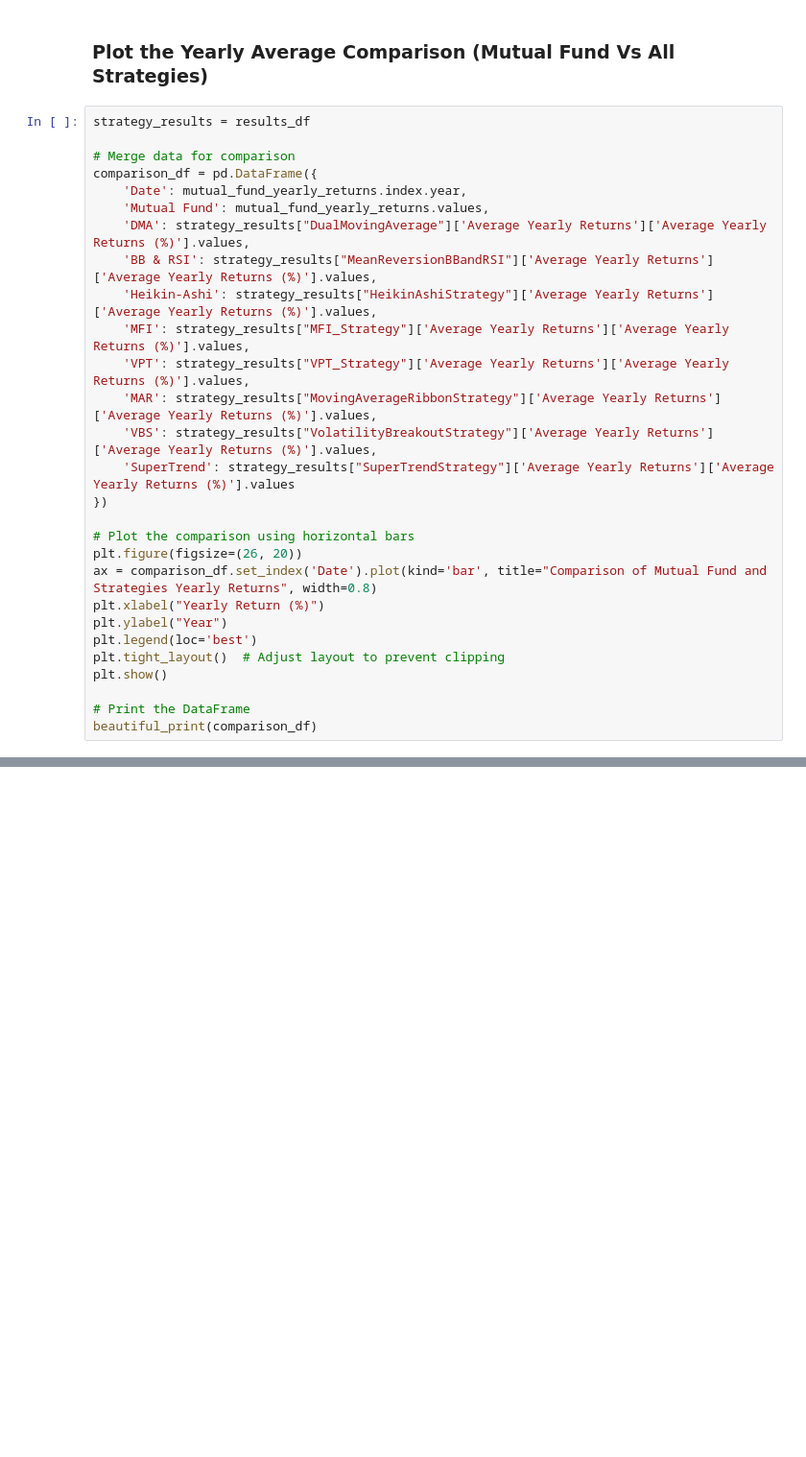
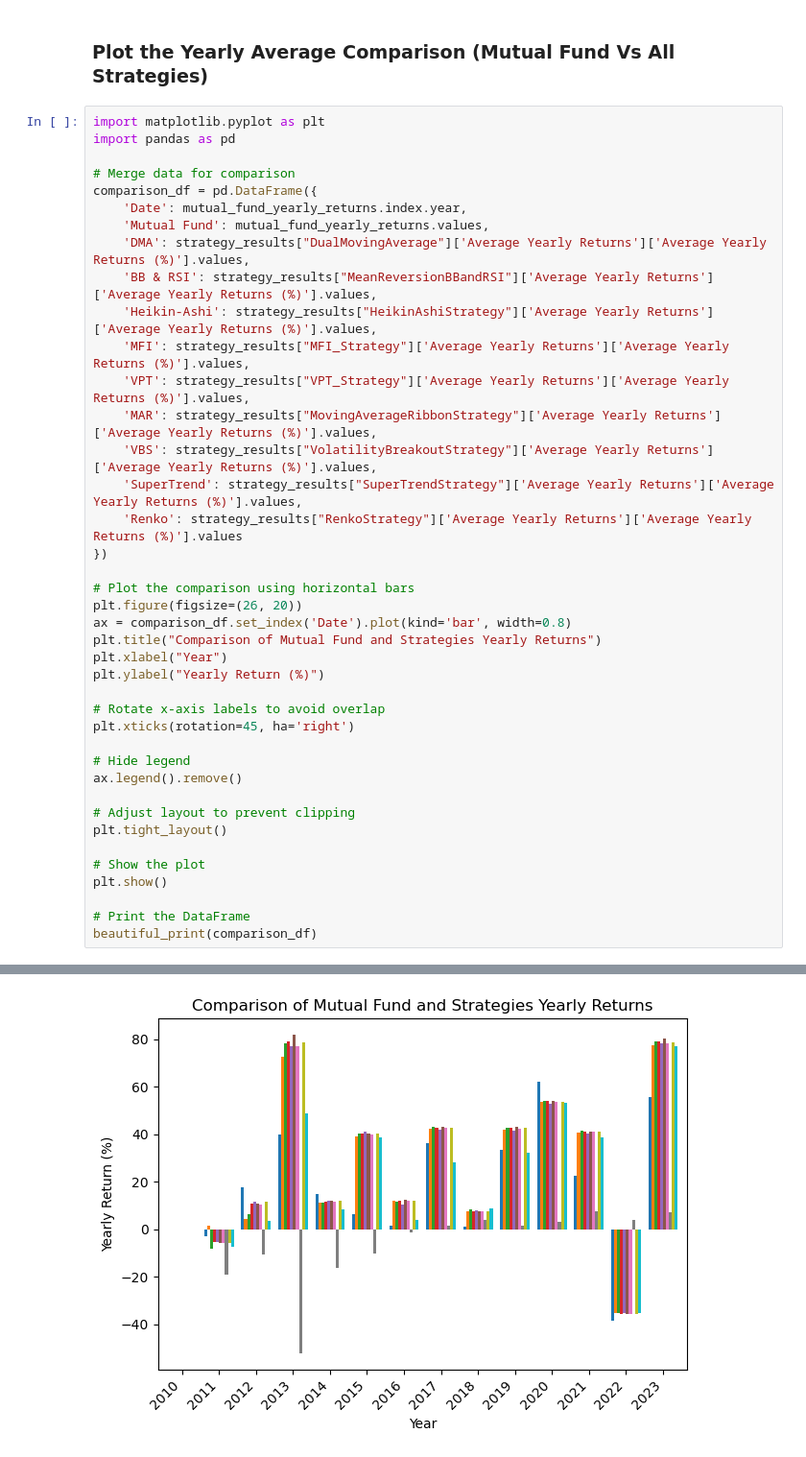
Before and after one commit to neelpatel3039/Backtesting-Trading-Strategy, a Jupyter notebook: Trading_Strategy.ipynb, the cells around one changed output, grey strips where cells are left out. Shown at 96% size. Cells and saved outputs as stored; diff of their text form; blank space fills up the shorter version.

```diff
--- a/Trading_Strategy.ipynb
+++ b/Trading_Strategy.ipynb
@@ -1356,7 +1327,8 @@ Overall Gain:
 # %% [markdown]
 ### Plot the Yearly Average Comparison (Mutual Fund Vs All Strategies)
 # %%
-strategy_results = results_df
+import matplotlib.pyplot as plt
+import pandas as pd
 
 # Merge data for comparison
 comparison_df = pd.DataFrame({
@@ -1369,16 +1341,27 @@ comparison_df = pd.DataFrame({
     'VPT': strategy_results["VPT_Strategy"]['Average Yearly Returns']['Average Yearly Returns (%)'].values,
     'MAR': strategy_results["MovingAverageRibbonStrategy"]['Average Yearly Returns']['Average Yearly Returns (%)'].values,
     'VBS': strategy_results["VolatilityBreakoutStrategy"]['Average Yearly Returns']['Average Yearly Returns (%)'].values,
-    'SuperTrend': strategy_results["SuperTrendStrategy"]['Average Yearly Returns']['Average Yearly Returns (%)'].values
+    'SuperTrend': strategy_results["SuperTrendStrategy"]['Average Yearly Returns']['Average Yearly Returns (%)'].values,
+    'Renko': strategy_results["RenkoStrategy"]['Average Yearly Returns']['Average Yearly Returns (%)'].values
 })
 
 # Plot the comparison using horizontal bars
 plt.figure(figsize=(26, 20))
-ax = comparison_df.set_index('Date').plot(kind='bar', title="Comparison of Mutual Fund and Strategies Yearly Returns", width=0.8)
-plt.xlabel("Yearly Return (%)")
-plt.ylabel("Year")
-plt.legend(loc='best')
-plt.tight_layout()  # Adjust layout to prevent clipping
+ax = comparison_df.set_index('Date').plot(kind='bar', width=0.8)
+plt.title("Comparison of Mutual Fund and Strategies Yearly Returns")
+plt.xlabel("Year")
+plt.ylabel("Yearly Return (%)")
+
+# Rotate x-axis labels to avoid overlap
+plt.xticks(rotation=45, ha='right')
+
+# Hide legend
+ax.legend().remove()
+
+# Adjust layout to prevent clipping
+plt.tight_layout()
+
+# Show the plot
 plt.show()
 
 # Print the DataFrame
@@ -1387,0 +1371 @@ KeyError: 'DualMovingAverage'
+[figure, added]
```
Also changed, not shown: parts of 12 cells of this notebook.
